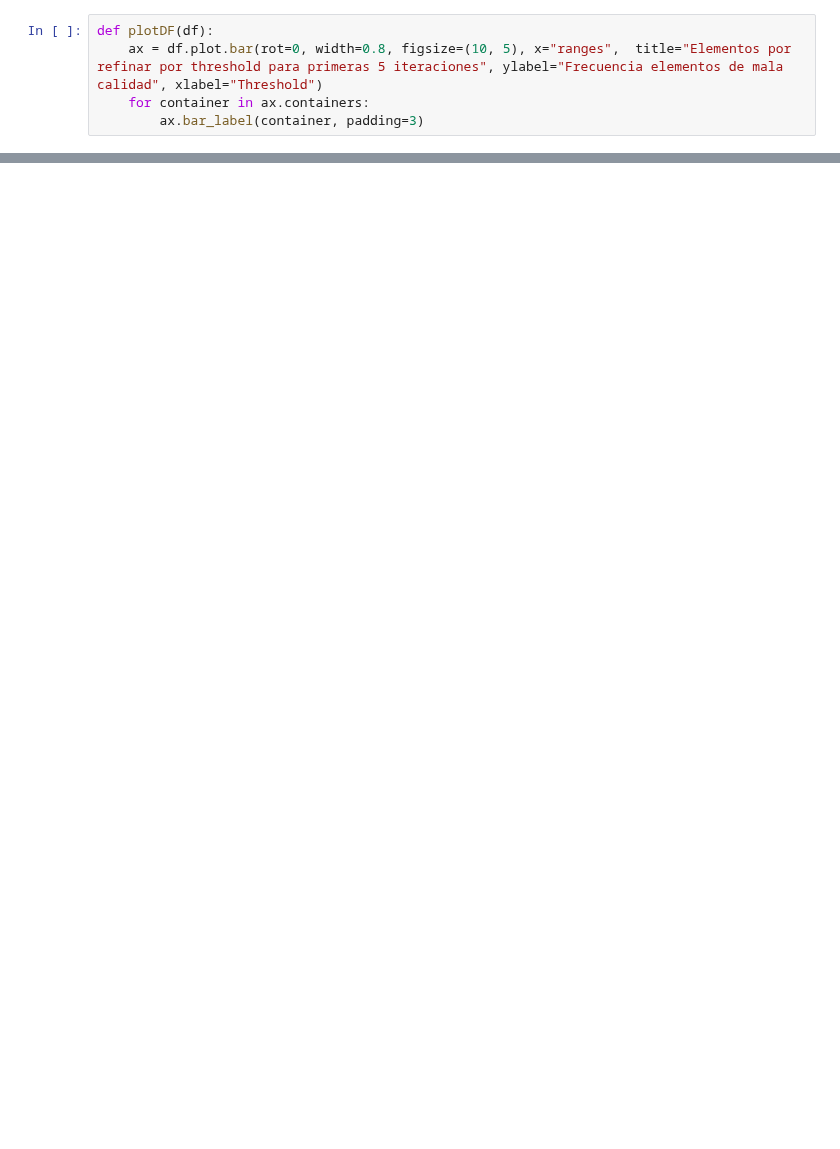
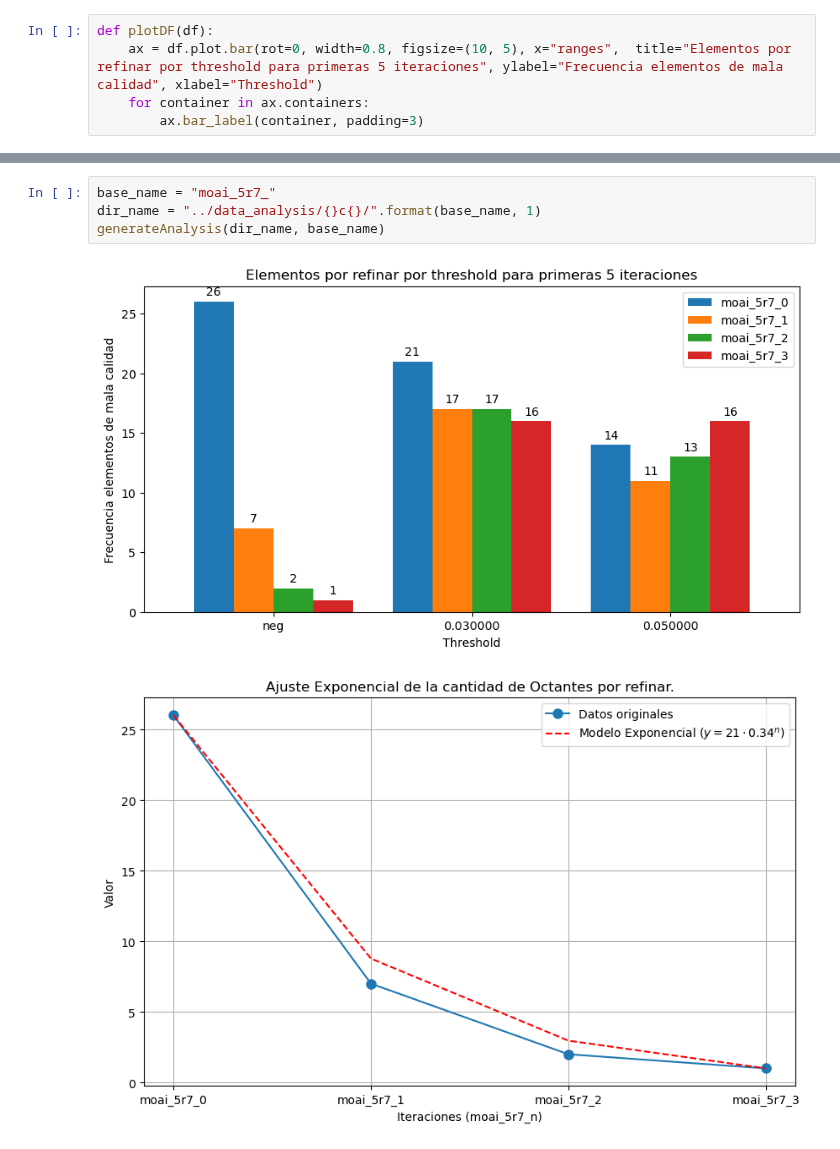
Before and after one commit to pedrodonoso/moct240522, a Jupyter notebook: analysis/analysis.ipynb, the cells around one changed output, grey strips where cells are left out. Saved outputs shown, nothing was run; the diff lists cells and outputs as text; blank space fills up the shorter version.

```diff
--- a/analysis/analysis.ipynb
+++ b/analysis/analysis.ipynb
@@ -50,0 +97,7 @@ plotDF(dfs)
+# %%
+base_name = "moai_5r7_"
+dir_name = "../data_analysis/{}c{}/".format(base_name, 1)
+generateAnalysis(dir_name, base_name)
+# %% [output]
+[figure, added]
+[figure, added]
```
Also changed, not shown: parts of 15 cells of this notebook, 4 other files.
